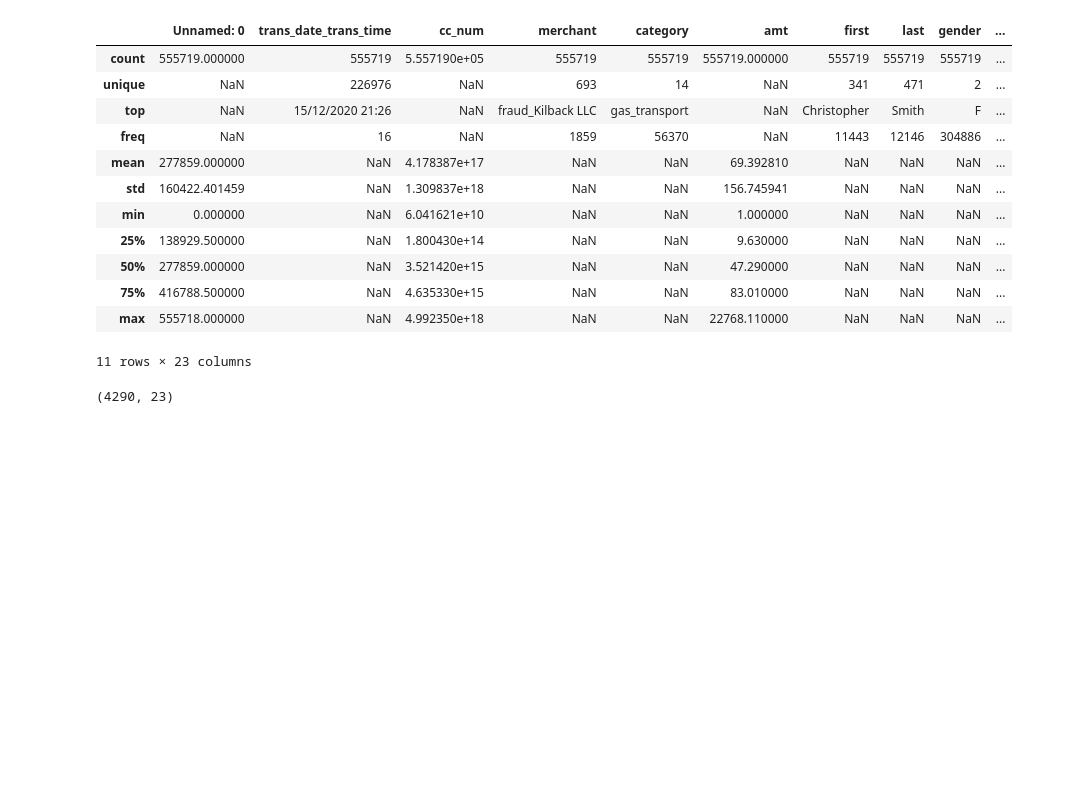
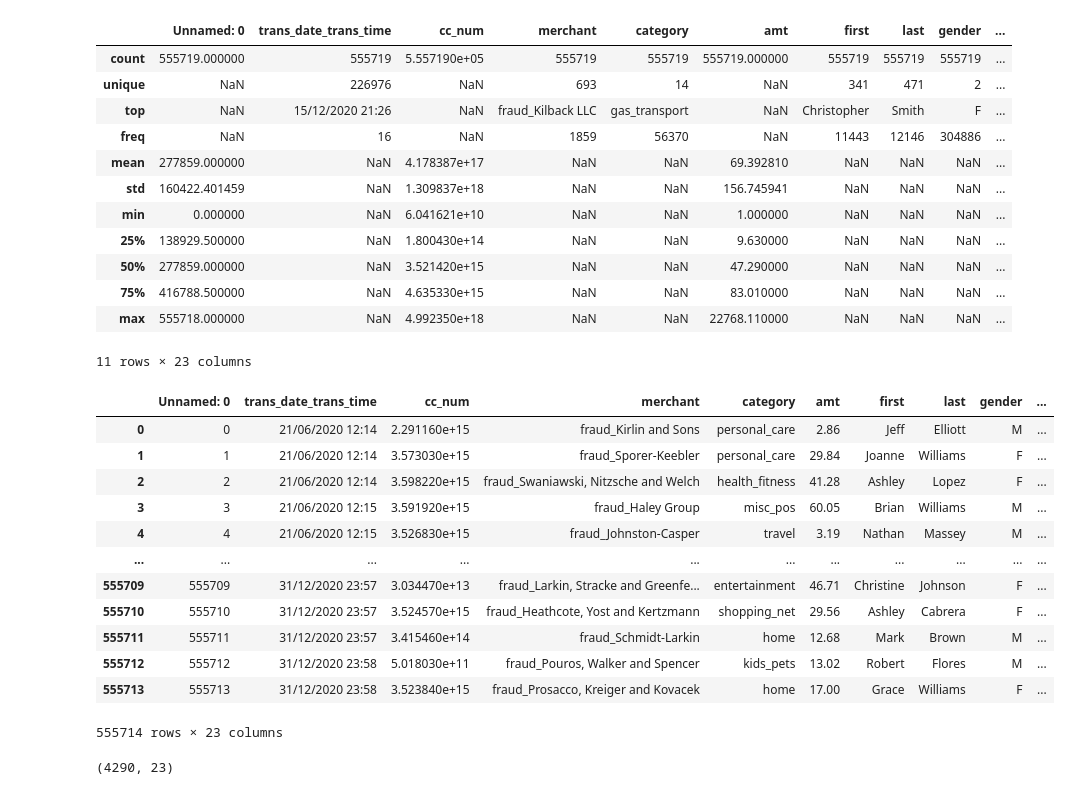
Before and after one commit to PierreSchickele/CC_Fraud_Prediction_ProjetFinal, a Jupyter notebook: clustering_Clément.ipynb, the cells around one changed output. Drawn from its saved outputs; the diff is of its cells as text; code cells hidden in the pictures; blank space fills up the shorter version.

```diff
--- a/clustering_Clément.ipynb
+++ b/clustering_Clément.ipynb
@@ -28,6 +28,22 @@ df.describe(include="all")
 | 75% | 416788.500000 | NaN | 4.635330e+15 | NaN | NaN | 83.010000 | NaN | NaN | NaN | ... |
 | max | 555718.000000 | NaN | 4.992350e+18 | NaN | NaN | 22768.110000 | NaN | NaN | NaN | ... |
 11 rows × 23 columns
+# %%
+df.head(-5)
+# %% [output]
+|  | Unnamed: 0 | trans_date_trans_time | cc_num | merchant | category | amt | first | last | gender | ... |
+| 0 | 0 | 21/06/2020 12:14 | 2.291160e+15 | fraud_Kirlin and Sons | personal_care | 2.86 | Jeff | Elliott | M | ... |
+| 1 | 1 | 21/06/2020 12:14 | 3.573030e+15 | fraud_Sporer-Keebler | personal_care | 29.84 | Joanne | Williams | F | ... |
+| 2 | 2 | 21/06/2020 12:14 | 3.598220e+15 | fraud_Swaniawski, Nitzsche and Welch | health_fitness | 41.28 | Ashley | Lopez | F | ... |
+| 3 | 3 | 21/06/2020 12:15 | 3.591920e+15 | fraud_Haley Group | misc_pos | 60.05 | Brian | Williams | M | ... |
+| 4 | 4 | 21/06/2020 12:15 | 3.526830e+15 | fraud_Johnston-Casper | travel | 3.19 | Nathan | Massey | M | ... |
+| ... | ... | ... | ... | ... | ... | ... | ... | ... | ... | ... |
+| 555709 | 555709 | 31/12/2020 23:57 | 3.034470e+13 | fraud_Larkin, Stracke and Greenfe... | entertainment | 46.71 | Christine | Johnson | F | ... |
+| 555710 | 555710 | 31/12/2020 23:57 | 3.524570e+15 | fraud_Heathcote, Yost and Kertzmann | shopping_net | 29.56 | Ashley | Cabrera | F | ... |
+| 555711 | 555711 | 31/12/2020 23:57 | 3.415460e+14 | fraud_Schmidt-Larkin | home | 12.68 | Mark | Brown | M | ... |
+| 555712 | 555712 | 31/12/2020 23:58 | 5.018030e+11 | fraud_Pouros, Walker and Spencer | kids_pets | 13.02 | Robert | Flores | M | ... |
+| 555713 | 555713 | 31/12/2020 23:58 | 3.523840e+15 | fraud_Prosacco, Kreiger and Kovacek | home | 17.00 | Grace | Williams | F | ... |
+555714 rows × 23 columns
 # %%
 # Séparation des données en deux dataset selon le coté frauduleux de la transaction
 df_frauds = df[df['is_fraud'] == 1]
```
Also changed, not shown: parts of 38 cells of this notebook.
